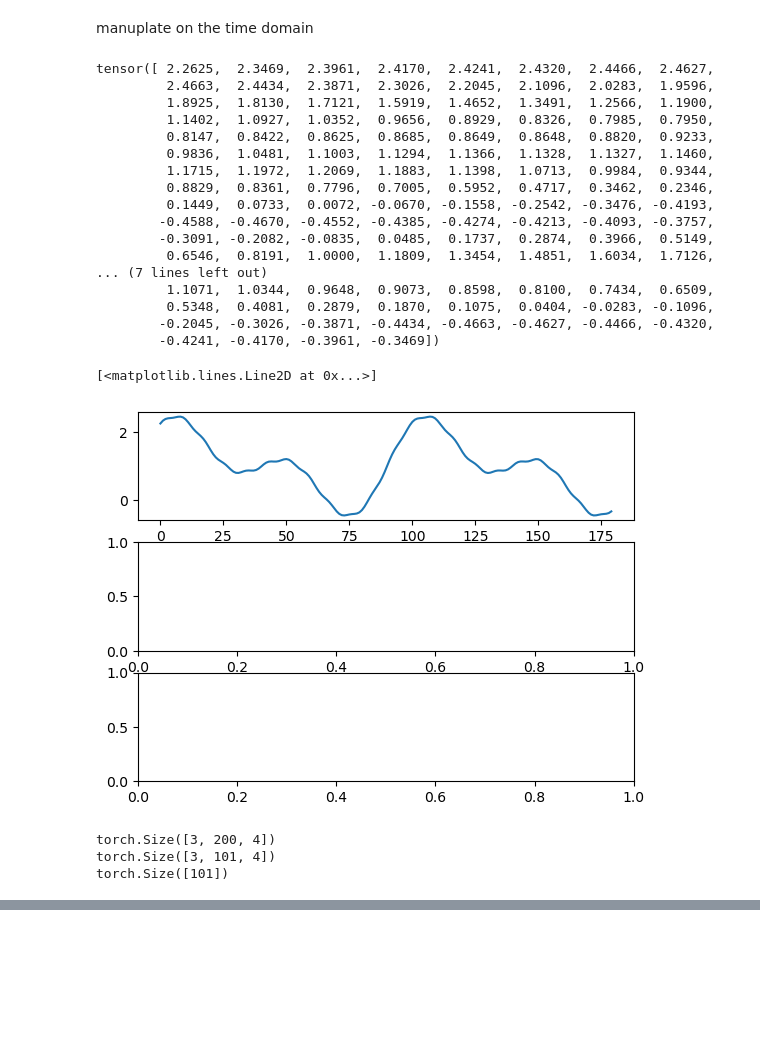
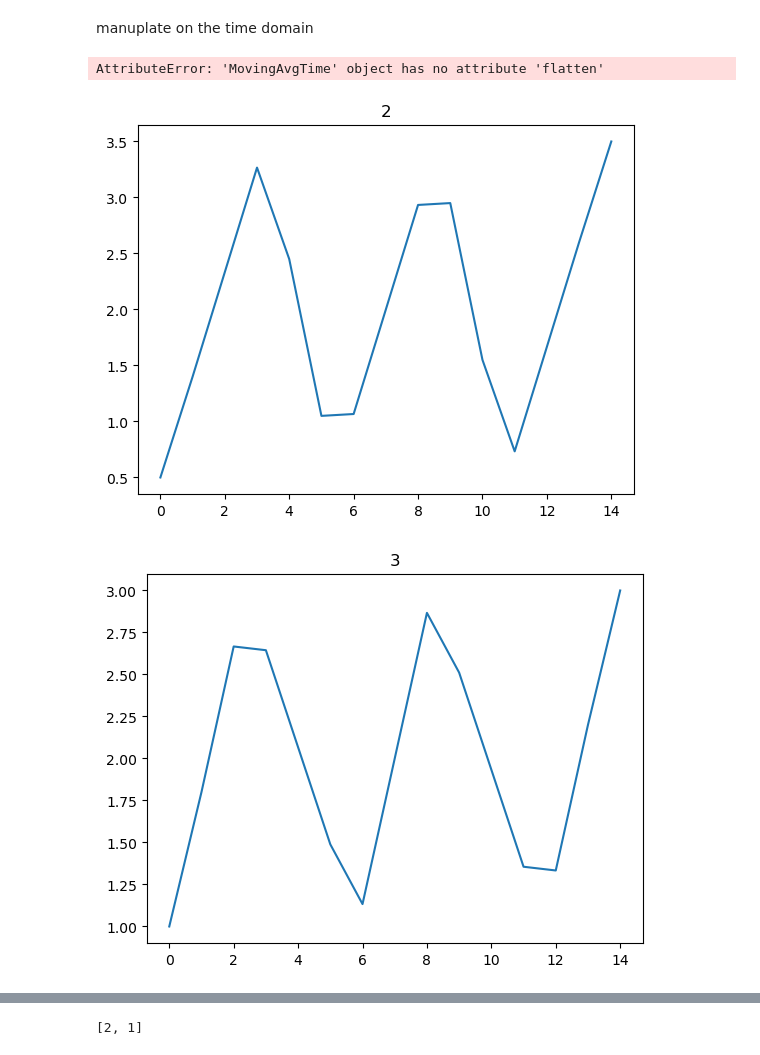
Before and after one commit to WillWang1113/Moving-Average-Diffusion, a Jupyter notebook: notebooks/test.ipynb, the cells around one changed output, grey strips where cells are left out. Drawn from its saved outputs; the diff is of its cells as text; code cells hidden in the pictures; blank space fills up the shorter version.

```diff
--- a/notebooks/test.ipynb
+++ b/notebooks/test.ipynb
@@ -93,7 +79,10 @@ tensor([ 2.2625,  2.3469,  2.3961,  2.4170,  2.4241,  2.4320,  2.4466,  2.4627,
 # %% [markdown]
 manuplate on the time domain
 # %%
-x_new = MovingAvg(x.reshape(1, -1, 1), N).flatten()
+from src.utils.filters import MovingAvgTime
+
+
+x_new = MovingAvgTime(x.reshape(1, -1, 1), N).flatten()
 # x_new = np.convolve(np.concatenate([x[-N+1:],x]), np.ones(N)/N, mode='valid')
 x_freq = torch.fft.rfft(x_new)
 freq = torch.fft.rfftfreq(len(t), 1/sample_rate)
@@ -110,46 +99,46 @@ axs[0].plot(x_new[N//2:-N//2])
 # axs[1].plot(freq, mag)
 # axs[2].plot(freq, phase)
 # %% [output]
-tensor([ 2.2625,  2.3469,  2.3961,  2.4170,  2.4241,  2.4320,  2.4466,  2.4627,
-         2.4663,  2.4434,  2.3871,  2.3026,  2.2045,  2.1096,  2.0283,  1.9596,
-         1.8925,  1.8130,  1.7121,  1.5919,  1.4652,  1.3491,  1.2566,  1.1900,
-         1.1402,  1.0927,  1.0352,  0.9656,  0.8929,  0.8326,  0.7985,  0.7950,
-         0.8147,  0.8422,  0.8625,  0.8685,  0.8649,  0.8648,  0.8820,  0.9233,
-         0.9836,  1.0481,  1.1003,  1.1294,  1.1366,  1.1328,  1.1327,  1.1460,
-         1.1715,  1.1972,  1.2069,  1.1883,  1.1398,  1.0713,  0.9984,  0.9344,
-         0.8829,  0.8361,  0.7796,  0.7005,  0.5952,  0.4717,  0.3462,  0.2346,
-         0.1449,  0.0733,  0.0072, -0.0670, -0.1558, -0.2542, -0.3476, -0.4193,
-        -0.4588, -0.4670, -0.4552, -0.4385, -0.4274, -0.4213, -0.4093, -0.3757,
-        -0.3091, -0.2082, -0.0835,  0.0485,  0.1737,  0.2874,  0.3966,  0.5149,
-         0.6546,  0.8191,  1.0000,  1.1809,  1.3454,  1.4851,  1.6034,  1.7126,
-... (7 lines left out)
-         1.1071,  1.0344,  0.9648,  0.9073,  0.8598,  0.8100,  0.7434,  0.6509,
-         0.5348,  0.4081,  0.2879,  0.1870,  0.1075,  0.0404, -0.0283, -0.1096,
-        -0.2045, -0.3026, -0.3871, -0.4434, -0.4663, -0.4627, -0.4466, -0.4320,
-        -0.4241, -0.4170, -0.3961, -0.3469])
+AttributeError: 'MovingAvgTime' object has no attribute 'flatten'
-[<matplotlib.lines.Line2D at 0x...>]
-[figure, removed]
 # %%
 import torch
 from src.models.diffusion import MovingAvgDiffusion
 from src.models.backbone import MLPBackbone
 from src.utils.filters import get_factors, MovingAvgTime
-seq_len = 200
-bb = MLPBackbone(1,seq_len,10,1)
-m = MovingAvgDiffusion(backbone=bb)
-x = torch.rand((3, seq_len, 4)).float()
+import matplotlib.pyplot as plt
+
+seq_len = 800
+# bb = MLPBackbone(1,seq_len,10,1)
+# m = MovingAvgDiffusion(backbone=bb)
+
+
+# t = torch.linspace(0, 8*torch.pi, seq_len)
+# sample_rate = len(t)/(t.max()-t.min())
+# x = torch.sin(t) + 0.3*torch.sin(2*t)
+x = torch.arange(5).repeat(3).reshape(1,-1,1).float()
+# print(x)
 # x = torch.arange(30).reshape(5,seq_len,1).float()
-print(x.shape)
-print(torch.fft.rfft(x, dim=1).shape)
-print(torch.fft.rfftfreq(seq_len).shape)
+
+# factors = get_factors(seq_len) + [seq_len]
+factors = list(range(2, x.shape[1]+1))
+for f in factors:
+    mat = MovingAvgTime(f, stride=1)
+    x_filtered = mat(x)
+    # if (f%10==0) or (f == factors[-1]):
+    fig, ax = plt.subplots()
+    ax.plot(x_filtered.flatten())
+    ax.set_title(f)
+    # ax.set_ylim([-2.3,2.3])
+        # fig.savefig(f'{f}.png')
+
+
 
 # t = torch.randint(0, len(get_factors(seq_len)), (x.shape[0],))
 # print(get_factors(seq_len))
 # print(t)
 # m.forward(x, t)
 
 # list(range(6, 0, -1))
 # %% [output]
-torch.Size([3, 200, 4])
-torch.Size([3, 101, 4])
-torch.Size([101])
+[figure, added]
+[figure, added]
@@ -155,0 +157,4 @@ torch.Size([101])
+# %%
+list(range(3 - 1, 0, -1))
+# %% [output]
+[2, 1]
```
Also changed, not shown: parts of 5 cells of this notebook, 14 other files.
